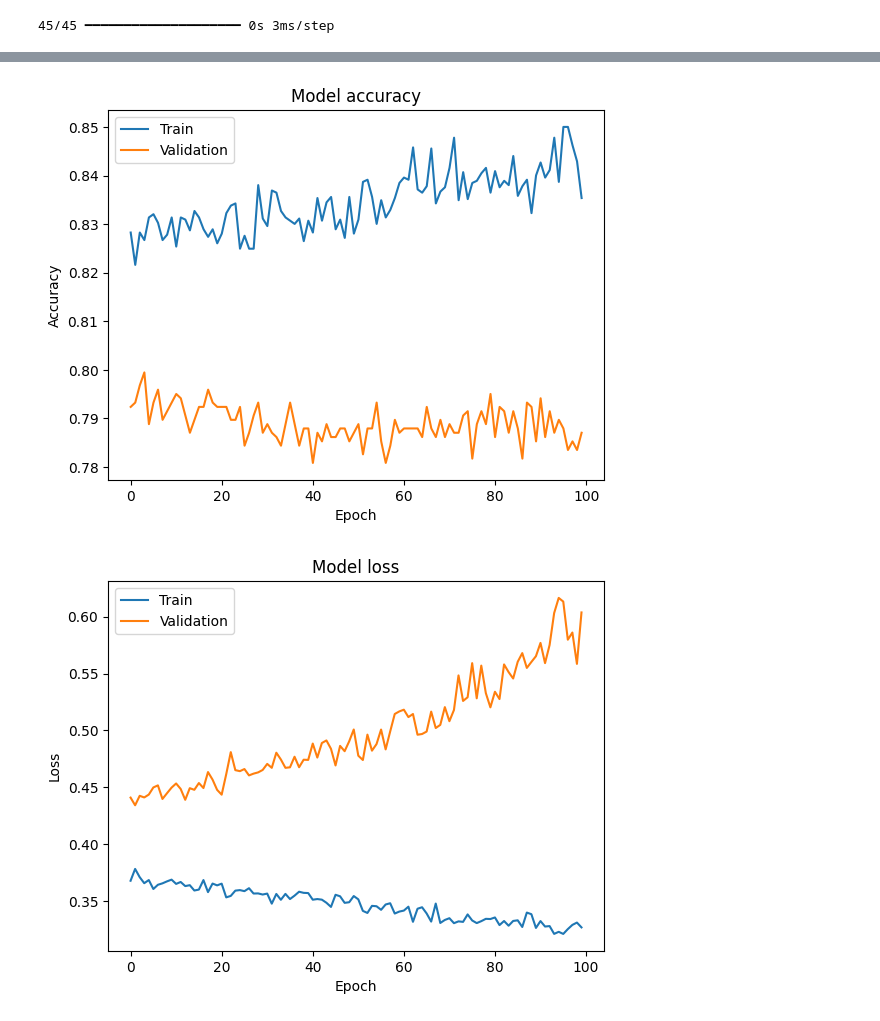
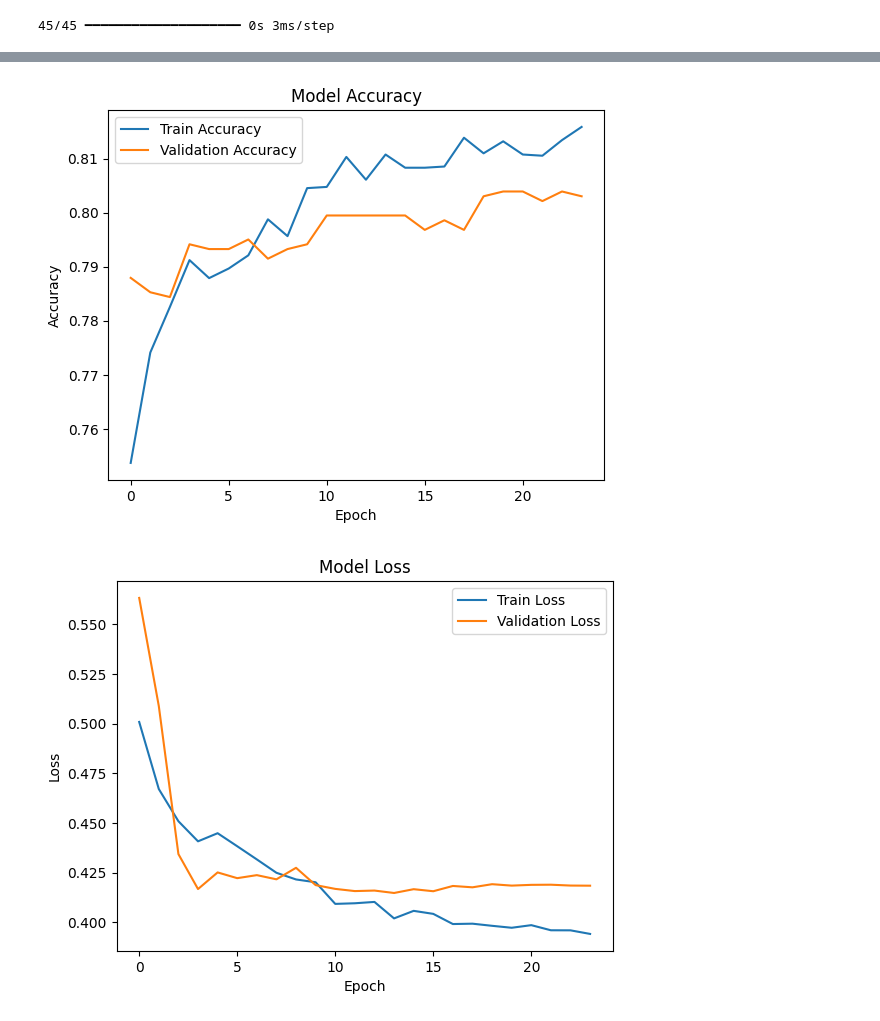
Before and after one commit to MohammedShabry/DL-Assignment, a Jupyter notebook: CNN.ipynb, the cells around one changed output, grey strips where cells are left out. Drawn from its saved outputs; the diff is of its cells as text; code cells hidden in the pictures.

```diff
--- a/CNN.ipynb
+++ b/CNN.ipynb
@@ -85,6 +73,13 @@ cnn_model.add(Dense(units=1, activation='sigmoid'))
 cnn_model.compile(optimizer='adam', loss='binary_crossentropy', metrics=['accuracy'])
+# %%
+# Set callbacks for early stopping and learning rate reduction
+early_stopping = EarlyStopping(monitor='val_loss', patience=10, restore_best_weights=True)
+reduce_lr = ReduceLROnPlateau(monitor='val_loss', factor=0.2, patience=5, min_lr=1e-6)
 # %%
-# Train the CNN model
-cnn_history = cnn_model.fit(X_train_reshaped, y_train, epochs=100, batch_size=32, validation_split=0.2)
+# Train the CNN model with validation split
+cnn_history = cnn_model.fit(X_train_reshaped, y_train,
+                            epochs=100, batch_size=32,
+                            validation_split=0.2,
+                            callbacks=[early_stopping, reduce_lr])
 # %% [output]
 Epoch 1/100
@@ -140,23 +135,21 @@ weighted avg       0.78      0.79      0.78      1409
 # %%
-import matplotlib.pyplot as plt
-
 # Plot training & validation accuracy
-plt.plot(cnn_history.history['accuracy'])
-plt.plot(cnn_history.history['val_accuracy'])
-plt.title('Model accuracy')
+plt.plot(cnn_history.history['accuracy'], label='Train Accuracy')
+plt.plot(cnn_history.history['val_accuracy'], label='Validation Accuracy')
+plt.title('Model Accuracy')
 plt.ylabel('Accuracy')
 plt.xlabel('Epoch')
-plt.legend(['Train', 'Validation'], loc='upper left')
+plt.legend()
 plt.show()
 
 # Plot training & validation loss
-plt.plot(cnn_history.history['loss'])
-plt.plot(cnn_history.history['val_loss'])
-plt.title('Model loss')
+plt.plot(cnn_history.history['loss'], label='Train Loss')
+plt.plot(cnn_history.history['val_loss'], label='Validation Loss')
+plt.title('Model Loss')
 plt.ylabel('Loss')
 plt.xlabel('Epoch')
-plt.legend(['Train', 'Validation'], loc='upper left')
+plt.legend()
 plt.show()
 # %% [output]
-[figure, old version]
+[figure, new version]
-[figure, old version]
+[figure, new version]
```
Also changed, not shown: parts of 6 cells of this notebook.
